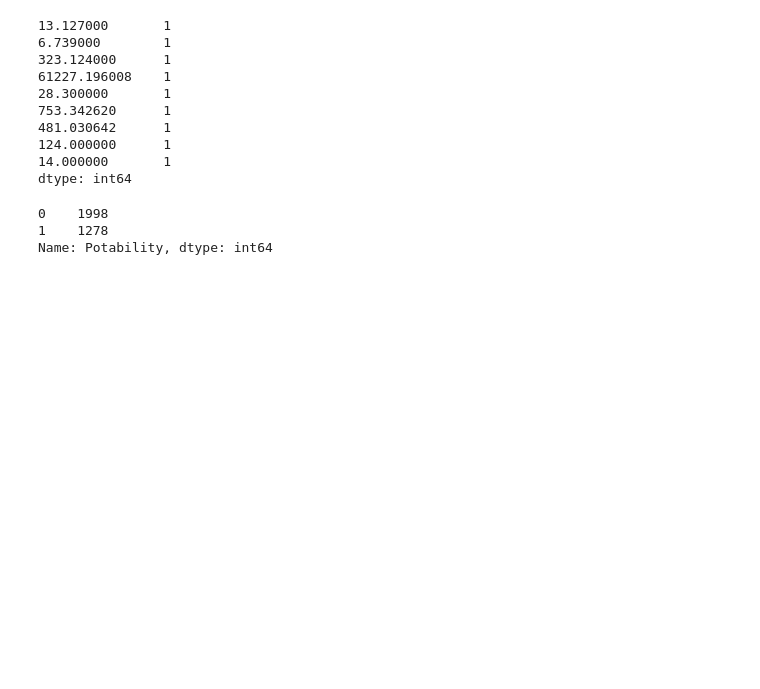
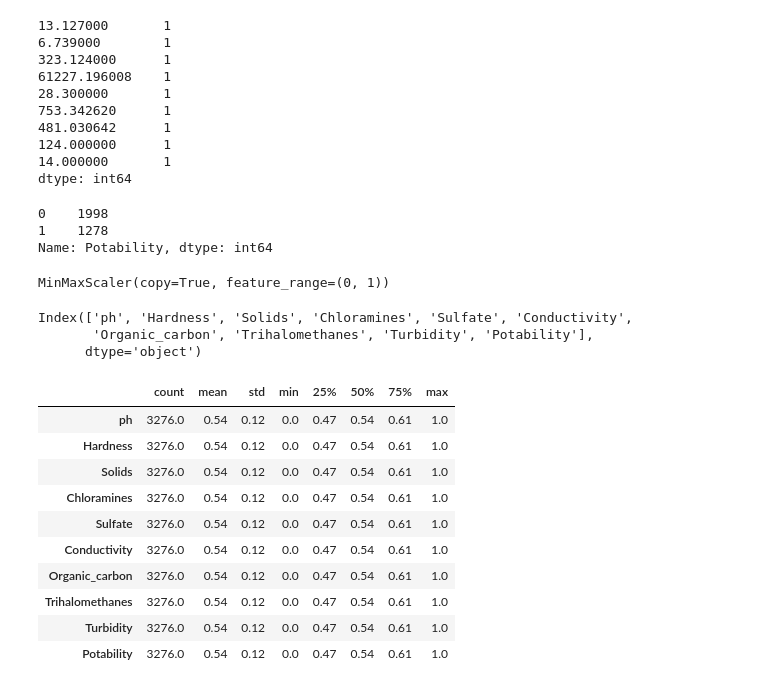
Before and after one commit to mohmaed7777/Water-Quality, a Jupyter notebook: Drinking_water_potability.ipynb, the cells around one changed output. Saved outputs shown, nothing was run; the diff lists cells and outputs as text; code cells hidden in the pictures; blank space fills up the shorter version.

```diff
--- a/Drinking_water_potability.ipynb
+++ b/Drinking_water_potability.ipynb
@@ -141,0 +145,32 @@ Name: Potability, dtype: int64
+# %%
+mm = MinMaxScaler()
+mm
+# %% [output]
+MinMaxScaler(copy=True, feature_range=(0, 1))
+# %%
+df.columns
+# %% [output]
+Index(['ph', 'Hardness', 'Solids', 'Chloramines', 'Sulfate', 'Conductivity',
+       'Organic_carbon', 'Trihalomethanes', 'Turbidity', 'Potability'],
+      dtype='object')
+# %%
+scaler_data= df[['Hardness', 'Solids', 'Chloramines', 'Sulfate', 'Conductivity',
+       'Organic_carbon', 'Trihalomethanes', 'Turbidity', 'Potability']]
+# %%
+for scaler_data in df.columns:
+  df[scaler_data] = mm.fit_transform(df[['Hardness', 'Solids', 'Chloramines', 'Sulfate', 'Conductivity',
+       'Organic_carbon', 'Trihalomethanes', 'Turbidity', 'Potability']])
+# %%
+round(df.describe().T,2)
+# %% [output]
+|  | count | mean | std | min | 25% | 50% | 75% | max |
+| ph | 3276.0 | 0.54 | 0.12 | 0.0 | 0.47 | 0.54 | 0.61 | 1.0 |
+| Hardness | 3276.0 | 0.54 | 0.12 | 0.0 | 0.47 | 0.54 | 0.61 | 1.0 |
+| Solids | 3276.0 | 0.54 | 0.12 | 0.0 | 0.47 | 0.54 | 0.61 | 1.0 |
+| Chloramines | 3276.0 | 0.54 | 0.12 | 0.0 | 0.47 | 0.54 | 0.61 | 1.0 |
+| Sulfate | 3276.0 | 0.54 | 0.12 | 0.0 | 0.47 | 0.54 | 0.61 | 1.0 |
+| Conductivity | 3276.0 | 0.54 | 0.12 | 0.0 | 0.47 | 0.54 | 0.61 | 1.0 |
+| Organic_carbon | 3276.0 | 0.54 | 0.12 | 0.0 | 0.47 | 0.54 | 0.61 | 1.0 |
+| Trihalomethanes | 3276.0 | 0.54 | 0.12 | 0.0 | 0.47 | 0.54 | 0.61 | 1.0 |
+| Turbidity | 3276.0 | 0.54 | 0.12 | 0.0 | 0.47 | 0.54 | 0.61 | 1.0 |
+| Potability | 3276.0 | 0.54 | 0.12 | 0.0 | 0.47 | 0.54 | 0.61 | 1.0 |
```
Also changed, not shown: parts of 9 cells of this notebook.
